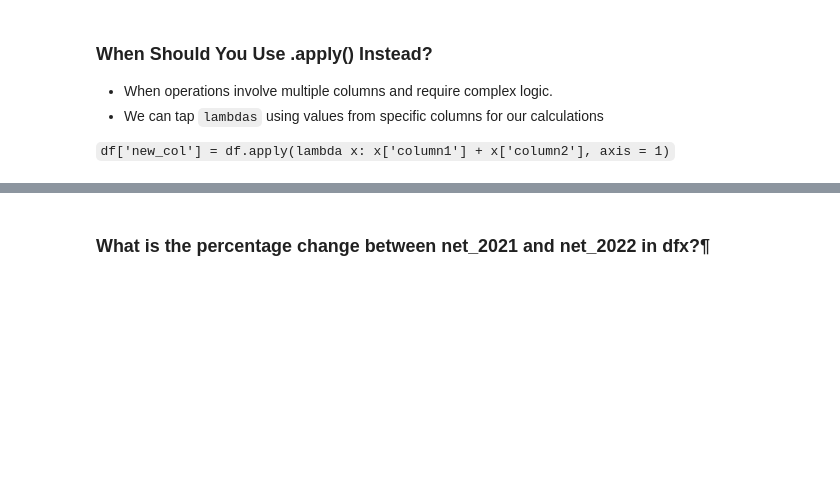
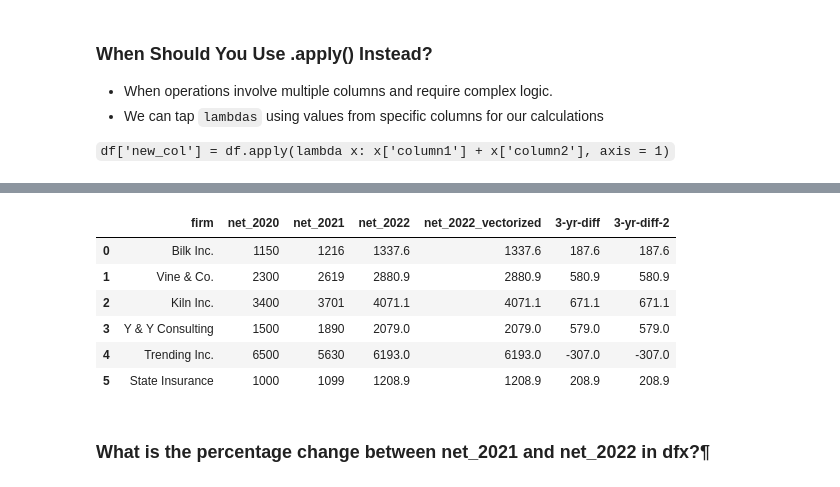
Before and after one commit to sandeepmj/2025-advanced-reporting, a Jupyter notebook: demos/wk11-conditional-function-merge-DEMO.ipynb, the cells around one changed output, grey strips where cells are left out. Saved outputs shown, nothing was run; the diff lists cells and outputs as text; code cells hidden in the pictures; blank space fills up the shorter version.

```diff
--- a/demos/wk11-conditional-function-merge-DEMO.ipynb
+++ b/demos/wk11-conditional-function-merge-DEMO.ipynb
@@ -365,3 +437,13 @@ axis
+# %%
+dfx
+# %% [output]
+|  | firm | net_2020 | net_2021 | net_2022 | net_2022_vectorized | 3-yr-diff | 3-yr-diff-2 |
+| 0 | Bilk Inc. | 1150 | 1216 | 1337.6 | 1337.6 | 187.6 | 187.6 |
+| 1 | Vine & Co. | 2300 | 2619 | 2880.9 | 2880.9 | 580.9 | 580.9 |
+| 2 | Kiln Inc. | 3400 | 3701 | 4071.1 | 4071.1 | 671.1 | 671.1 |
+| 3 | Y & Y Consulting | 1500 | 1890 | 2079.0 | 2079.0 | 579.0 | 579.0 |
+| 4 | Trending Inc. | 6500 | 5630 | 6193.0 | 6193.0 | -307.0 | -307.0 |
+| 5 | State Insurance | 1000 | 1099 | 1208.9 | 1208.9 | 208.9 | 208.9 |
 # %% [markdown]
 ### What is the percentage change between net_2021 and net_2022 in dfx?¶
 # %% [markdown]
```
Also changed, not shown: parts of 62 cells of this notebook.
